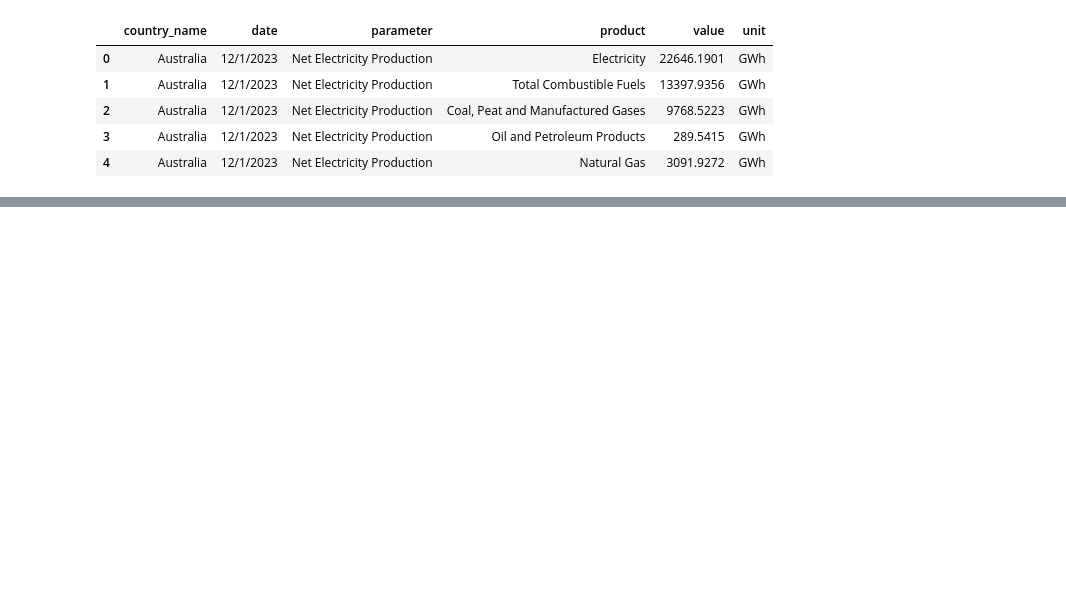
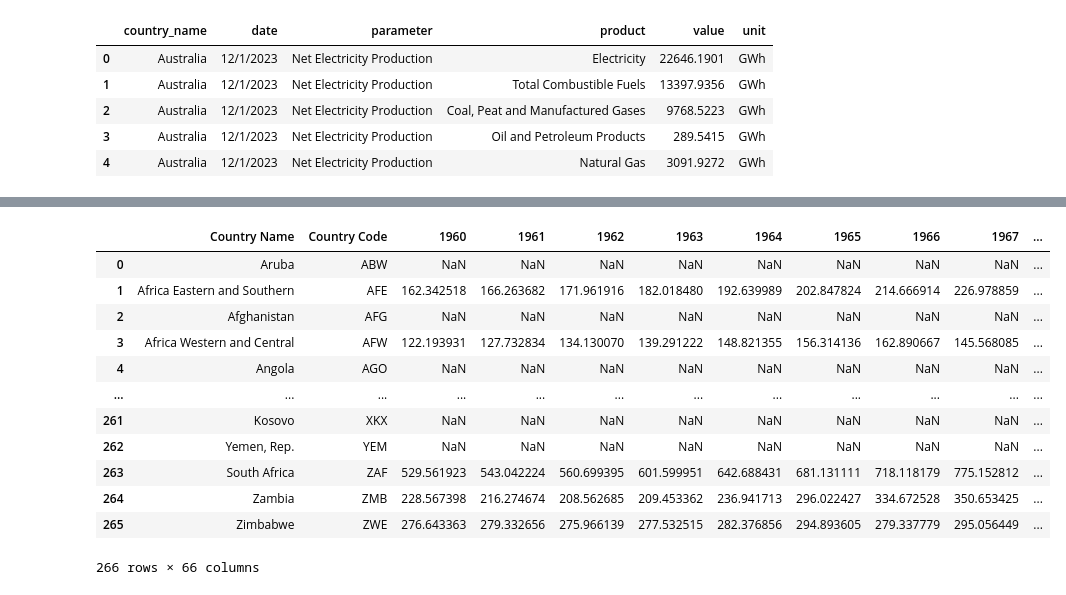
Before and after one commit to NGravereaux/portfolio-project-renewable-evergy-analysis, a Jupyter notebook: main.ipynb, the cells around one changed output, grey strips where cells are left out. Drawn from its saved outputs; the diff is of its cells as text; code cells hidden in the pictures; blank space fills up the shorter version.

```diff
--- a/main.ipynb
+++ b/main.ipynb
@@ -289,0 +268,4 @@ df_main.head()
+# %%
+# H1: load dataset-2 GDP
+df_gdp = pd.read_csv('./data/gdp_per_capita.csv')
+df_gdp.head()
@@ -289,0 +280,18 @@ df_main.head()
+# %%
+# H1: Drop cols "Indicator Name", "Indicator Code"
+df_gdp_cleaned = df_gdp.drop(columns=["Indicator Name", "Indicator Code"])
+df_gdp_cleaned
+# %% [output]
+|  | Country Name | Country Code | 1960 | 1961 | 1962 | 1963 | 1964 | 1965 | 1966 | 1967 | ... |
+| 0 | Aruba | ABW | NaN | NaN | NaN | NaN | NaN | NaN | NaN | NaN | ... |
+| 1 | Africa Eastern and Southern | AFE | 162.342518 | 166.263682 | 171.961916 | 182.018480 | 192.639989 | 202.847824 | 214.666914 | 226.978859 | ... |
+| 2 | Afghanistan | AFG | NaN | NaN | NaN | NaN | NaN | NaN | NaN | NaN | ... |
+| 3 | Africa Western and Central | AFW | 122.193931 | 127.732834 | 134.130070 | 139.291222 | 148.821355 | 156.314136 | 162.890667 | 145.568085 | ... |
+| 4 | Angola | AGO | NaN | NaN | NaN | NaN | NaN | NaN | NaN | NaN | ... |
+| ... | ... | ... | ... | ... | ... | ... | ... | ... | ... | ... | ... |
+| 261 | Kosovo | XKX | NaN | NaN | NaN | NaN | NaN | NaN | NaN | NaN | ... |
+| 262 | Yemen, Rep. | YEM | NaN | NaN | NaN | NaN | NaN | NaN | NaN | NaN | ... |
+| 263 | South Africa | ZAF | 529.561923 | 543.042224 | 560.699395 | 601.599951 | 642.688431 | 681.131111 | 718.118179 | 775.152812 | ... |
+| 264 | Zambia | ZMB | 228.567398 | 216.274674 | 208.562685 | 209.453362 | 236.941713 | 296.022427 | 334.672528 | 350.653425 | ... |
+| 265 | Zimbabwe | ZWE | 276.643363 | 279.332656 | 275.966139 | 277.532515 | 282.376856 | 294.893605 | 279.337779 | 295.056449 | ... |
+266 rows × 66 columns
```
Also changed, not shown: parts of 85 cells of this notebook, 3 other files.
